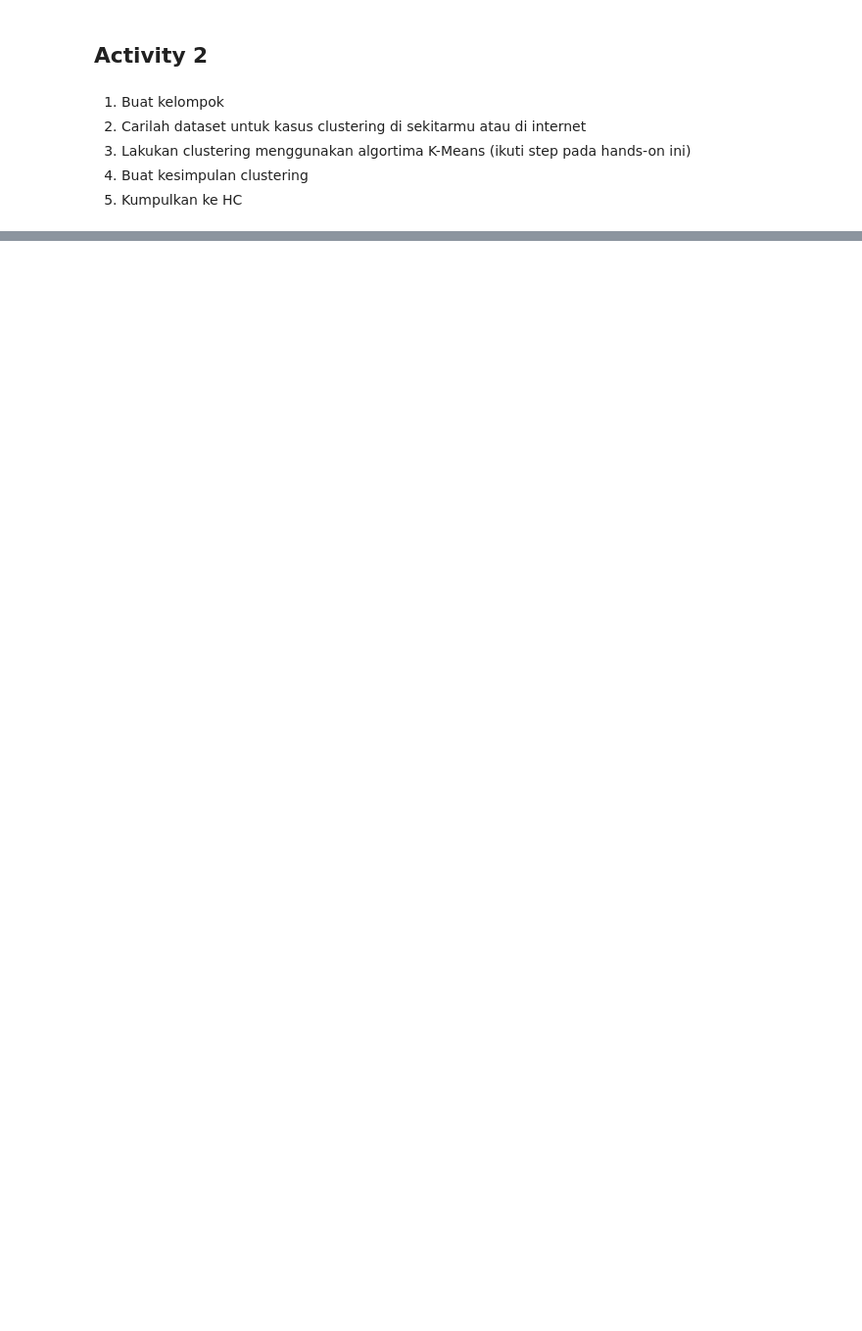
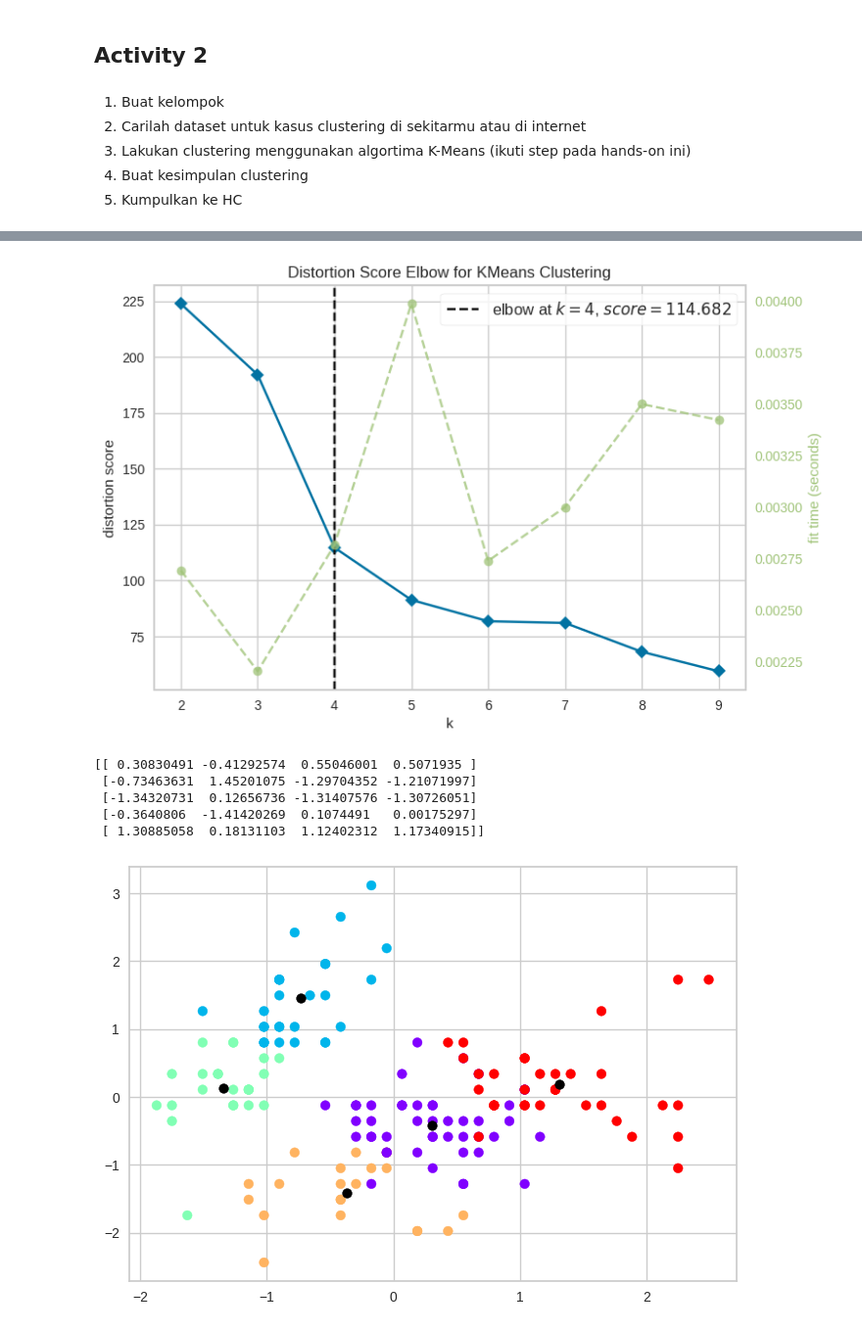
Before and after one commit to bRegita73/bRegita, a Jupyter notebook: Non Hierarchical Clustering.ipynb, the cells around one changed output, grey strips where cells are left out. Shown: that part at 98% size. Saved outputs shown, nothing was run; the diff lists cells and outputs as text; code cells hidden in the pictures; blank space fills up the shorter version.

```diff
--- a/Non Hierarchical Clustering.ipynb
+++ b/Non Hierarchical Clustering.ipynb
@@ -358,3 +438,61 @@ Boleh pilih salah satu activity atau lakukan keduanya.
 3. Lakukan clustering menggunakan algortima K-Means (ikuti step pada hands-on ini)
 4. Buat kesimpulan clustering
 5. Kumpulkan ke HC
+# %%
+import pandas as pd
+import numpy as np
+from matplotlib import pyplot as plt
+from sklearn.preprocessing import StandardScaler
+from sklearn.cluster import KMeans
+from sklearn.metrics import silhouette_score
+
+!pip install -U yellowbrick
+
+from yellowbrick.cluster import KElbowVisualizer
+
+data = pd.read_csv('Iris.csv', index_col='Id')
+data
+data.info()
+
+X = data[['SepalLengthCm', 'SepalWidthCm', 'PetalLengthCm', 'PetalWidthCm']].values
+X
+X = StandardScaler().fit_transform(X)
+X
+
+tes_model = KMeans(random_state=42)
+visualizer = KElbowVisualizer(tes_model, k=(2,10))
+visualizer.fit(X)
+visualizer.show()
+
+# Hyperparameter tuning
+jumlah_cluster = 5
+randomizer = 42
+model_kmeans = KMeans(n_clusters=jumlah_cluster, random_state=randomizer)
+
+#Training model
+model_kmeans.fit(X)
+
+labels_kmeans = model_kmeans.labels_
+labels_kmeans
+print(model_kmeans.cluster_centers_)
+
+# Visualisasi hasil clustering
+plt.scatter(X[:, 0], X[:, 1], c=labels_kmeans, cmap='rainbow')
+
+# Visualisasi centroid
+plt.scatter(model_kmeans.cluster_centers_[:, 0], model_kmeans.cluster_centers_[:, 1], color='black')
+plt.show()
+
+SC_kmeans = silhouette_score(X, labels_kmeans, metric='euclidean')
+print('Silhoutte Score model K-means= ', SC_kmeans)
+
+data['Hasil_Clustering'] = labels_kmeans
+data
+
+for i in range(jumlah_cluster):
+  print(f'Cluster ke-{i}')
+  print('Rata-rata Sepal Length Cm : ', data[data['Hasil_Clustering']==i]['SepalLengthCm'].mean())
+  print('Rata-rata Sepal Width Cm : ', data[data['Hasil_Clustering']==i]['SepalWidthCm'].mean())
+  print('Rata-rata Petal Lenght Cm : ', data[data['Hasil_Clustering']==i]['PetalLengthCm'].mean())
+  print('Rata-rata Petal Width Cm : ', data[data['Hasil_Clustering']==i]['PetalWidthCm'].mean())
+# %% [output]
@@ -360,0 +516,7 @@ Boleh pilih salah satu activity atau lakukan keduanya.
+[figure, added]
+[[ 0.30830491 -0.41292574  0.55046001  0.5071935 ]
+ [-0.73463631  1.45201075 -1.29704352 -1.21071997]
+ [-1.34320731  0.12656736 -1.31407576 -1.30726051]
+ [-0.3640806  -1.41420269  0.1074491   0.00175297]
+ [ 1.30885058  0.18131103  1.12402312  1.17340915]]
+[figure, added]
```
Also changed, not shown: parts of 2 cells of this notebook, 2 other files.
